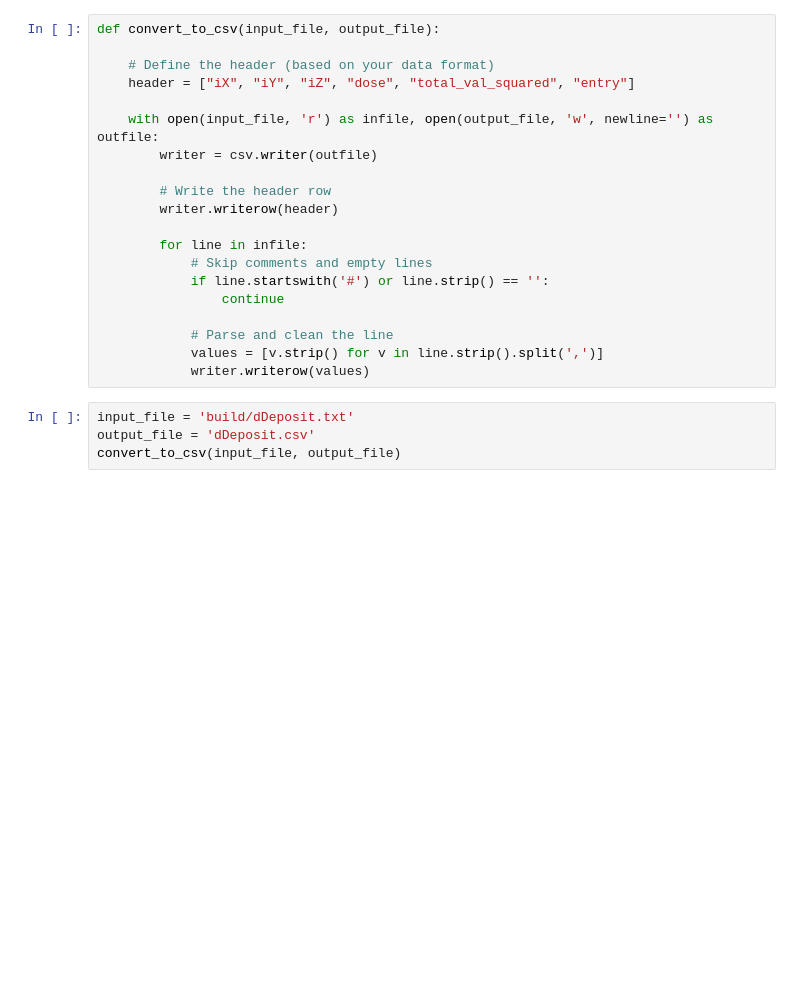
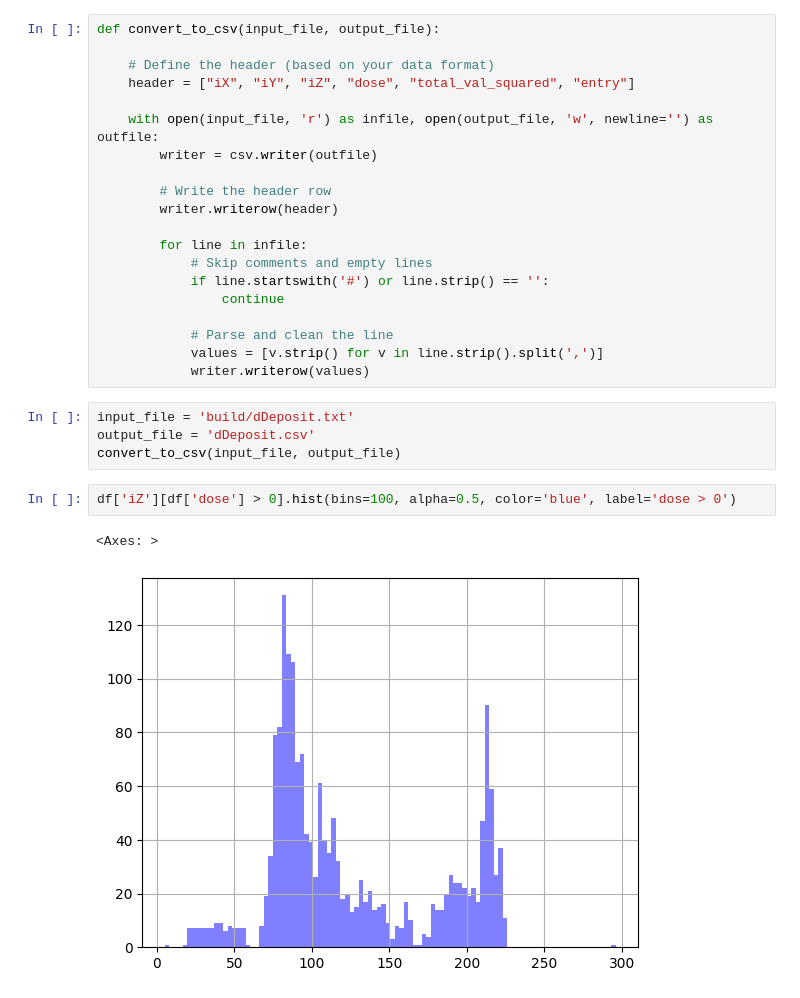
Before and after one commit to waleey/RE03, a Jupyter notebook: analysis.ipynb, the cells around one changed output. Drawn from its saved outputs; the diff is of its cells as text; blank space fills up the shorter version.

```diff
--- a/analysis.ipynb
+++ b/analysis.ipynb
@@ -25,6 +26,11 @@ def convert_to_csv(input_file, output_file):
 input_file = 'build/dDeposit.txt'
 output_file = 'dDeposit.csv'
 convert_to_csv(input_file, output_file)
+# %%
+df['iZ'][df['dose'] > 0].hist(bins=100, alpha=0.5, color='blue', label='dose > 0')
+# %% [output]
+<Axes: >
+[figure, added]
 # %%
 
 # Load the data
```
Also changed, not shown: parts of 6 cells of this notebook, 4 other files.
